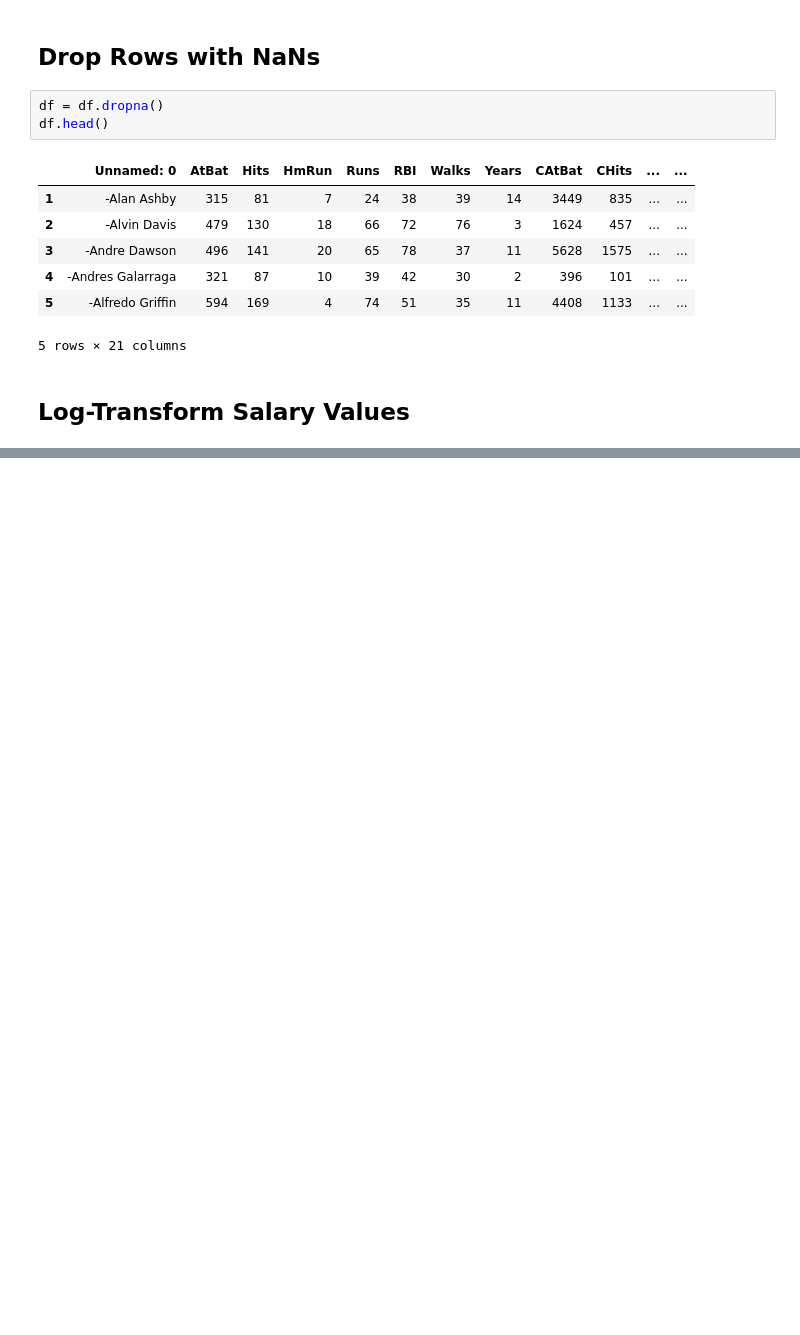
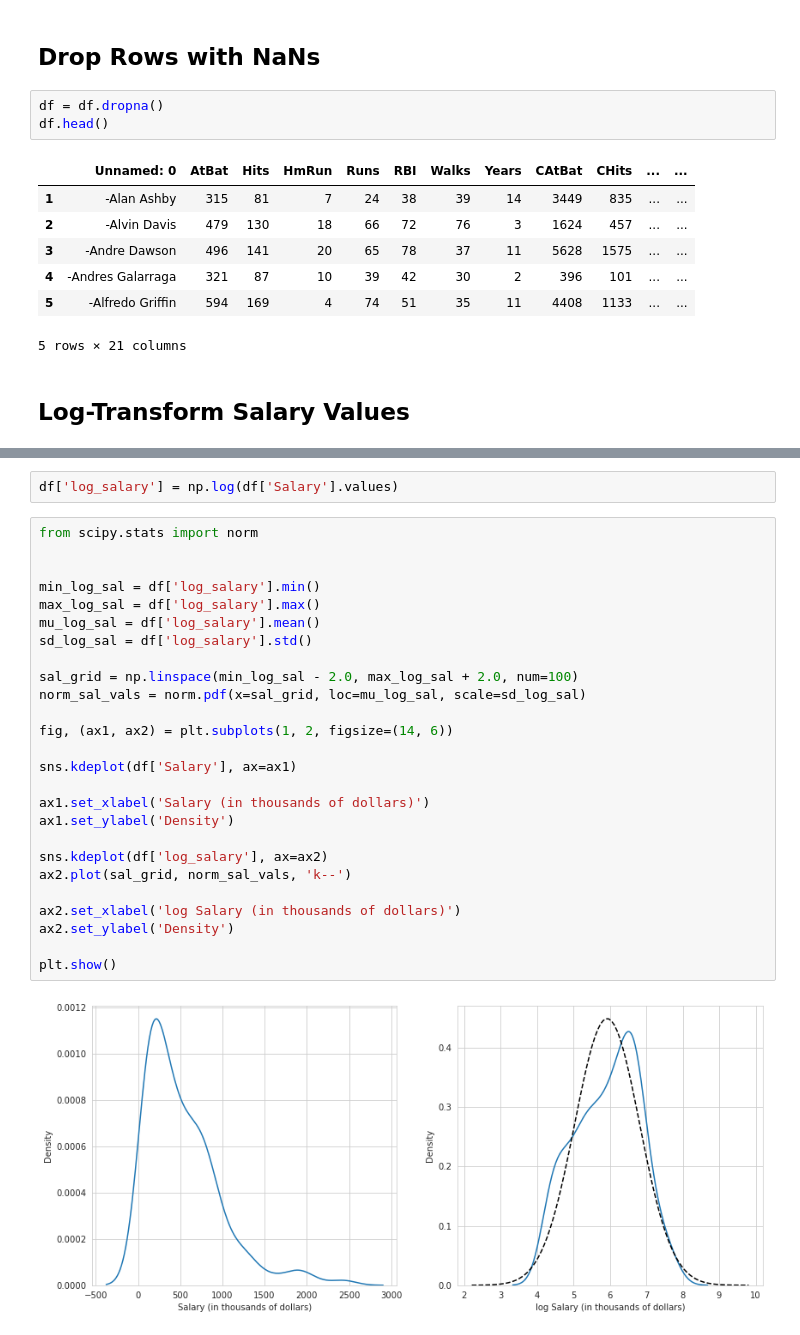
Before and after one commit to somnath1077/MachineLearningExercises, a Jupyter notebook: isrl_rev/ch08/ch_08_regression_trees.ipynb, the cells around one changed output, grey strips where cells are left out. Saved outputs shown, nothing was run; the diff lists cells and outputs as text; blank space fills up the shorter version.

```diff
--- a/isrl_rev/ch08/ch_08_regression_trees.ipynb
+++ b/isrl_rev/ch08/ch_08_regression_trees.ipynb
@@ -47,0 +75,30 @@ df['Salary'].describe().reset_index()
+# %%
+df['log_salary'] = np.log(df['Salary'].values)
+# %%
+from scipy.stats import norm
+
+
+min_log_sal = df['log_salary'].min()
+max_log_sal = df['log_salary'].max()
+mu_log_sal = df['log_salary'].mean()
+sd_log_sal = df['log_salary'].std()
+
+sal_grid = np.linspace(min_log_sal - 2.0, max_log_sal + 2.0, num=100)
+norm_sal_vals = norm.pdf(x=sal_grid, loc=mu_log_sal, scale=sd_log_sal)
+
+fig, (ax1, ax2) = plt.subplots(1, 2, figsize=(14, 6))
+
+sns.kdeplot(df['Salary'], ax=ax1)
+
+ax1.set_xlabel('Salary (in thousands of dollars)')
+ax1.set_ylabel('Density')
+
+sns.kdeplot(df['log_salary'], ax=ax2)
+ax2.plot(sal_grid, norm_sal_vals, 'k--')
+
+ax2.set_xlabel('log Salary (in thousands of dollars)')
+ax2.set_ylabel('Density')
+
+plt.show()
+# %% [output]
+[figure, added]
```
Also changed, not shown: parts of 9 cells of this notebook.
